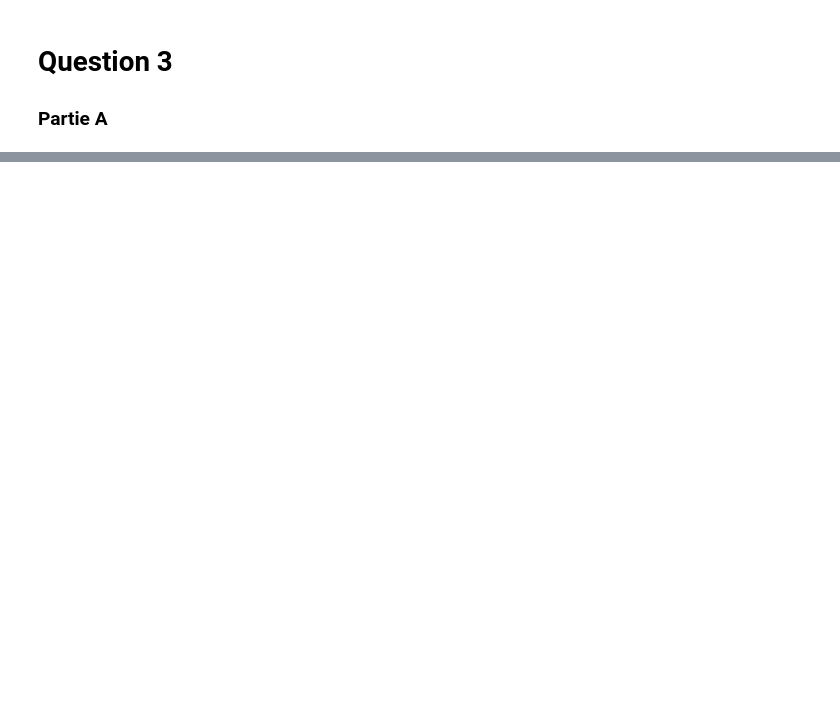
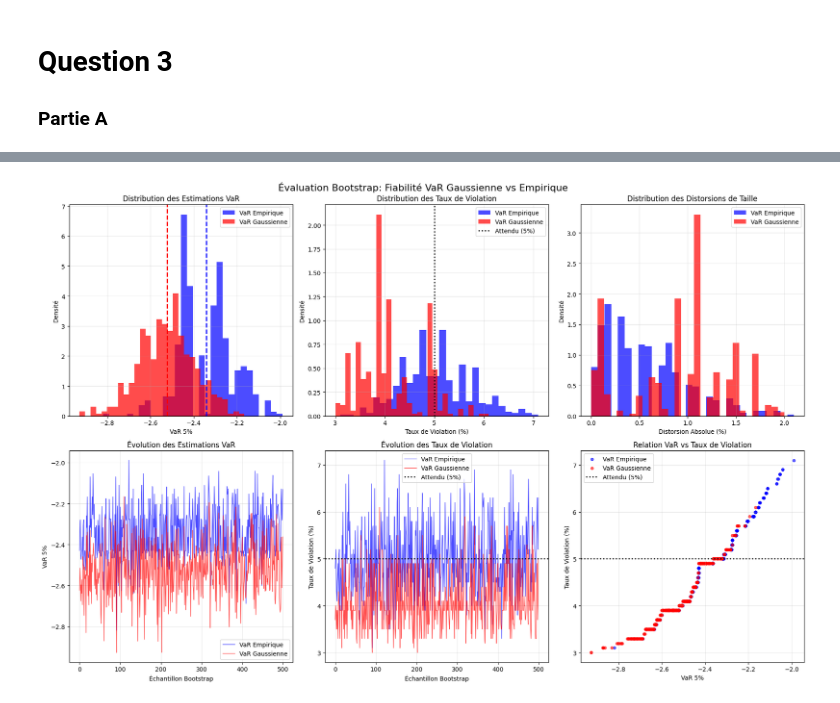
Before and after one commit to VincentD1209/TP1-ECONO, a Jupyter notebook: TP1 Q3.ipynb, the cells around one changed output, grey strips where cells are left out. Drawn from its saved outputs; the diff is of its cells as text; code cells hidden in the pictures; blank space fills up the shorter version.

```diff
--- a/TP1 Q3.ipynb
+++ b/TP1 Q3.ipynb
@@ -237,0 +1086,95 @@ print(f"\n✅ Simulation et analyse terminées!")
+# %%
+# Visualisation des résultats
+
+print(f"\n📈 VISUALISATION DES RÉSULTATS:")
+
+# Configuration des graphiques
+fig, axes = plt.subplots(2, 3, figsize=(18, 12))
+fig.suptitle('Évaluation Bootstrap: Fiabilité VaR Gaussienne vs Empirique', fontsize=16, y=0.98)
+
+# Graphique 1: Distribution des estimations VaR
+axes[0, 0].hist(var_emp_boot, bins=30, alpha=0.7, label='VaR Empirique', color='blue', density=True)
+axes[0, 0].hist(var_gauss_boot, bins=30, alpha=0.7, label='VaR Gaussienne', color='red', density=True)
+axes[0, 0].axvline(np.mean(var_emp_boot), color='blue', linestyle='--', linewidth=2)
+axes[0, 0].axvline(np.mean(var_gauss_boot), color='red', linestyle='--', linewidth=2)
+axes[0, 0].set_title('Distribution des Estimations VaR')
+axes[0, 0].set_xlabel('VaR 5%')
+axes[0, 0].set_ylabel('Densité')
+axes[0, 0].legend()
+axes[0, 0].grid(True, alpha=0.3)
+
+# Graphique 2: Distribution des taux de violation
+axes[0, 1].hist(viol_emp*100, bins=30, alpha=0.7, label='VaR Empirique', color='blue', density=True)
+axes[0, 1].hist(viol_gauss*100, bins=30, alpha=0.7, label='VaR Gaussienne', color='red', density=True)
+axes[0, 1].axvline(expected_violation_rate*100, color='black', linestyle=':', linewidth=2, label='Attendu (5%)')
+axes[0, 1].set_title('Distribution des Taux de Violation')
+axes[0, 1].set_xlabel('Taux de Violation (%)')
+axes[0, 1].set_ylabel('Densité')
+axes[0, 1].legend()
+axes[0, 1].grid(True, alpha=0.3)
+
+# Graphique 3: Distorsion de taille
+axes[0, 2].hist(size_distortion_emp*100, bins=30, alpha=0.7, label='VaR Empirique', color='blue', density=True)
+axes[0, 2].hist(size_distortion_gauss*100, bins=30, alpha=0.7, label='VaR Gaussienne', color='red', density=True)
+axes[0, 2].set_title('Distribution des Distorsions de Taille')
+axes[0, 2].set_xlabel('Distorsion Absolue (%)')
+axes[0, 2].set_ylabel('Densité')
+axes[0, 2].legend()
+axes[0, 2].grid(True, alpha=0.3)
+
+# Graphique 4: Évolution des estimations VaR
+axes[1, 0].plot(var_emp_boot, color='blue', alpha=0.7, linewidth=1, label='VaR Empirique')
+axes[1, 0].plot(var_gauss_boot, color='red', alpha=0.7, linewidth=1, label='VaR Gaussienne')
+axes[1, 0].set_title('Évolution des Estimations VaR')
+axes[1, 0].set_xlabel('Échantillon Bootstrap')
+axes[1, 0].set_ylabel('VaR 5%')
+axes[1, 0].legend()
+axes[1, 0].grid(True, alpha=0.3)
+
+# Graphique 5: Évolution des taux de violation
+axes[1, 1].plot(viol_emp*100, color='blue', alpha=0.7, linewidth=1, label='VaR Empirique')
+axes[1, 1].plot(viol_gauss*100, color='red', alpha=0.7, linewidth=1, label='VaR Gaussienne')
+axes[1, 1].axhline(expected_violation_rate*100, color='black', linestyle=':', linewidth=2, label='Attendu (5%)')
+axes[1, 1].set_title('Évolution des Taux de Violation')
+axes[1, 1].set_xlabel('Échantillon Bootstrap')
+axes[1, 1].set_ylabel('Taux de Violation (%)')
+axes[1, 1].legend()
+axes[1, 1].grid(True, alpha=0.3)
+
+# Graphique 6: Scatter plot VaR vs Taux de violation
+axes[1, 2].scatter(var_emp_boot, viol_emp*100, alpha=0.6, color='blue', label='VaR Empirique', s=20)
+axes[1, 2].scatter(var_gauss_boot, viol_gauss*100, alpha=0.6, color='red', label='VaR Gaussienne', s=20)
+axes[1, 2].axhline(expected_violation_rate*100, color='black', linestyle=':', linewidth=2, label='Attendu (5%)')
+axes[1, 2].set_title('Relation VaR vs Taux de Violation')
+axes[1, 2].set_xlabel('VaR 5%')
+axes[1, 2].set_ylabel('Taux de Violation (%)')
+axes[1, 2].legend()
+axes[1, 2].grid(True, alpha=0.3)
+
+plt.tight_layout()
+plt.show()
+
+# Analyse de la stabilité des estimations
+print(f"\n📊 ANALYSE DE LA STABILITÉ:")
+
+# Coefficient de variation (stabilité relative)
+cv_emp = np.std(var_emp_boot) / abs(np.mean(var_emp_boot)) * 100
+cv_gauss = np.std(var_gauss_boot) / abs(np.mean(var_gauss_boot)) * 100
+
+print(f"   • Coefficient de variation VaR:")
+print(f"     - Empirique: {cv_emp:.2f}%")
+print(f"     - Gaussienne: {cv_gauss:.2f}%")
+
+# Plage interquartile relative
+iqr_emp = (np.percentile(var_emp_boot, 75) - np.percentile(var_emp_boot, 25)) / abs(np.median(var_emp_boot)) * 100
+iqr_gauss = (np.percentile(var_gauss_boot, 75) - np.percentile(var_gauss_boot, 25)) / abs(np.median(var_gauss_boot)) * 100
+
+print(f"   • Plage interquartile relative:")
+print(f"     - Empirique: {iqr_emp:.2f}%")
+print(f"     - Gaussienne: {iqr_gauss:.2f}%")
+
+if cv_emp < cv_gauss:
+    print(f"   ✅ VaR Empirique plus stable")
+else:
+    print(f"   ⚠️  VaR Gaussienne plus stable")
+# %% [output]
@@ -237,0 +1182 @@ print(f"\n✅ Simulation et analyse terminées!")
+[figure, added]
```
Also changed, not shown: parts of 22 cells of this notebook.
